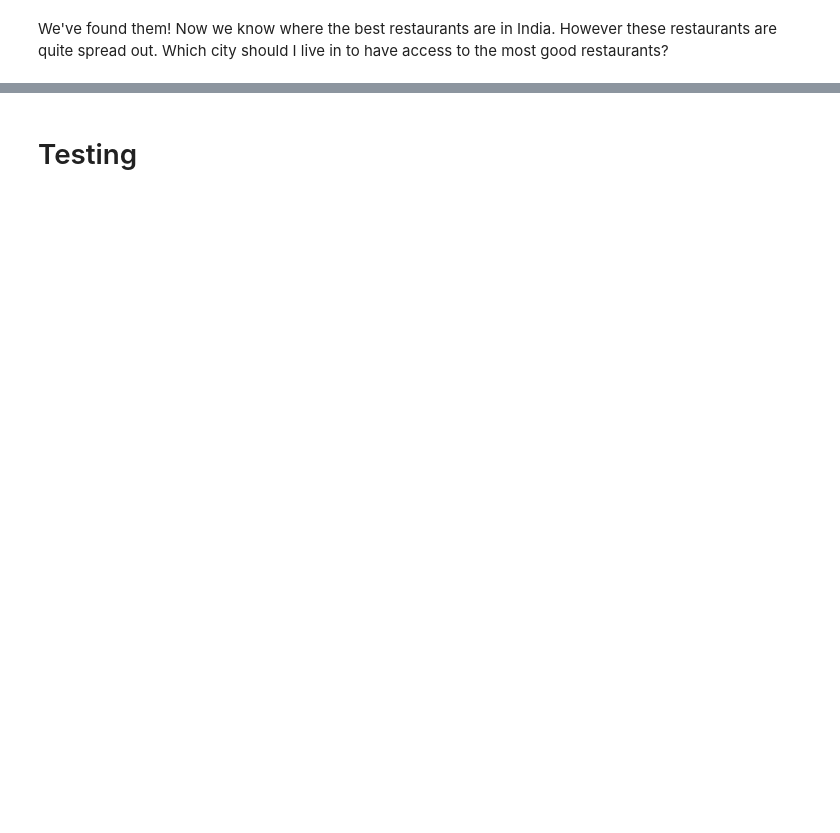
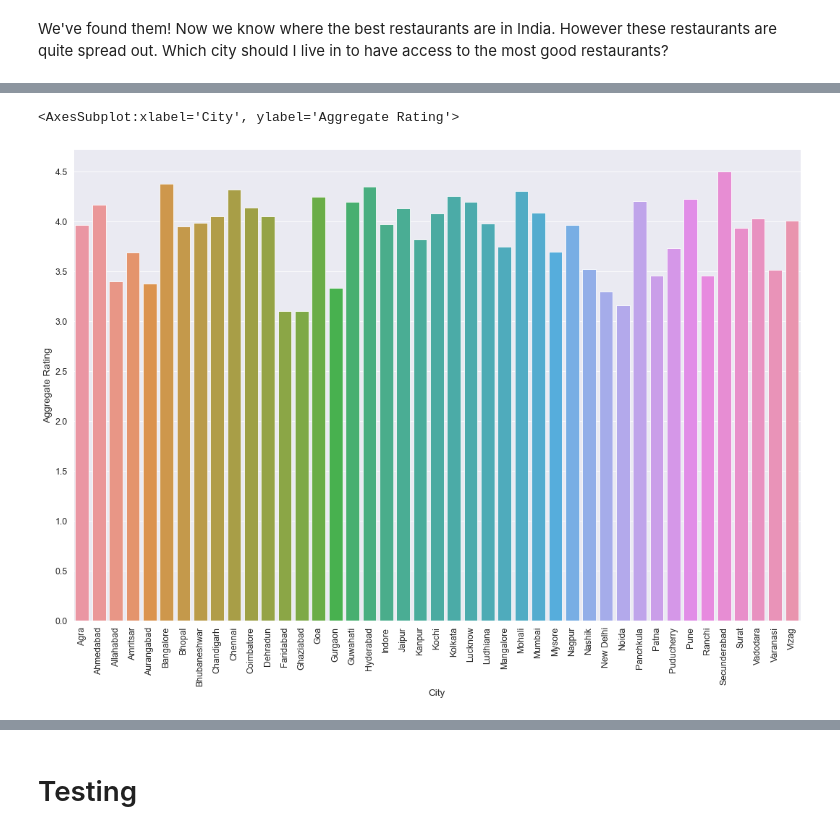
Before and after one commit to data301-2021-winter1/group28-project, a Jupyter notebook: notebooks/analysis1.ipynb, the cells around one changed output, grey strips where cells are left out. Drawn from its saved outputs; the diff is of its cells as text; code cells hidden in the pictures; blank space fills up the shorter version.

```diff
--- a/notebooks/analysis1.ipynb
+++ b/notebooks/analysis1.ipynb
@@ -626,0 +574,15 @@ sns.boxplot(x="Aggregate Rating",y="City",data= goodRests)
+# %%
+#Todo drop rows where the restuarant count is < 18
+avgRating  = pd.DataFrame(zomato_agg.groupby("City")["Aggregate Rating"].mean())
+avgRating  = avgRating.reset_index()
+
+
+#Set window size
+sns.set({'figure.figsize':(18,12)})
+#Plot
+plt.xticks(rotation=90)
+plt.yticks(np.arange(0, 5, step=0.5))
+sns.barplot(x="City", y="Aggregate Rating", data=zomato_agg,ci=None)
+# %% [output]
+<AxesSubplot:xlabel='City', ylabel='Aggregate Rating'>
+[figure, added]
```
Also changed, not shown: parts of 21 cells of this notebook.
